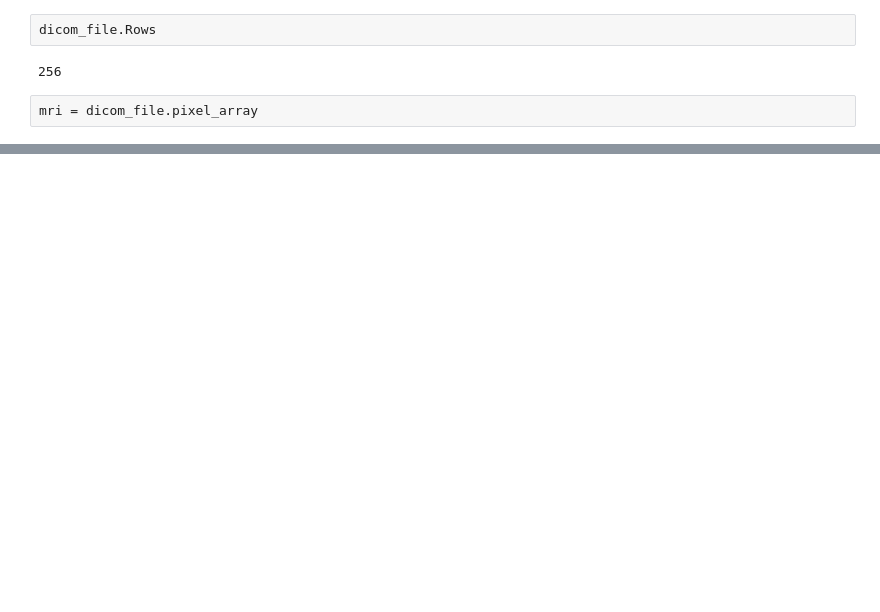
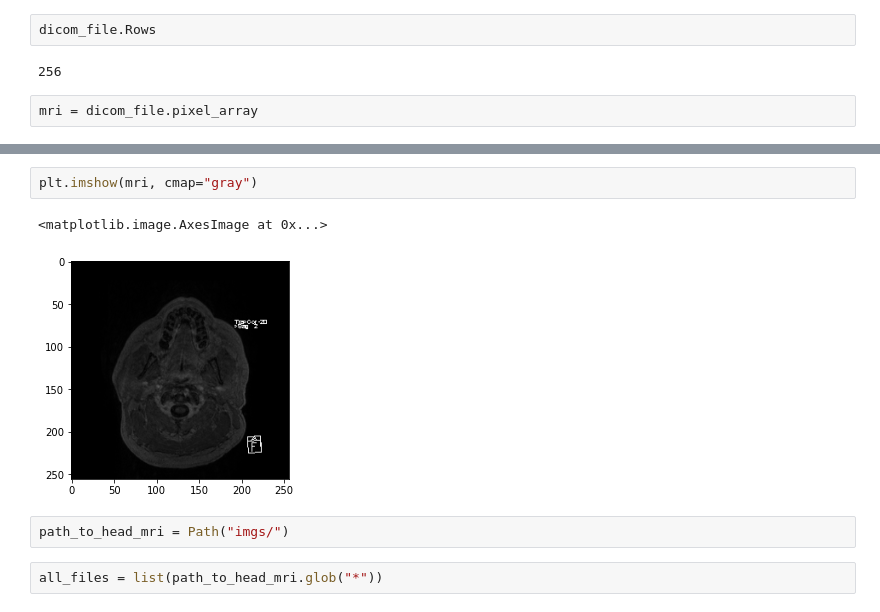
Before and after one commit to Zahed-Golabi/Medical-Imaging, a Jupyter notebook: Dicom.ipynb, the cells around one changed output, grey strips where cells are left out. Saved outputs shown, nothing was run; the diff lists cells and outputs as text; blank space fills up the shorter version.

```diff
--- a/Dicom.ipynb
+++ b/Dicom.ipynb
@@ -42,0 +46,9 @@ plt.imshow(ct, cmap=)
+# %%
+plt.imshow(mri, cmap="gray")
+# %% [output]
+<matplotlib.image.AxesImage at 0x...>
+[figure, added]
+# %%
+path_to_head_mri = Path("imgs/")
+# %%
+all_files = list(path_to_head_mri.glob("*"))
```
Also changed, not shown: parts of 7 cells of this notebook, 1 other file.
